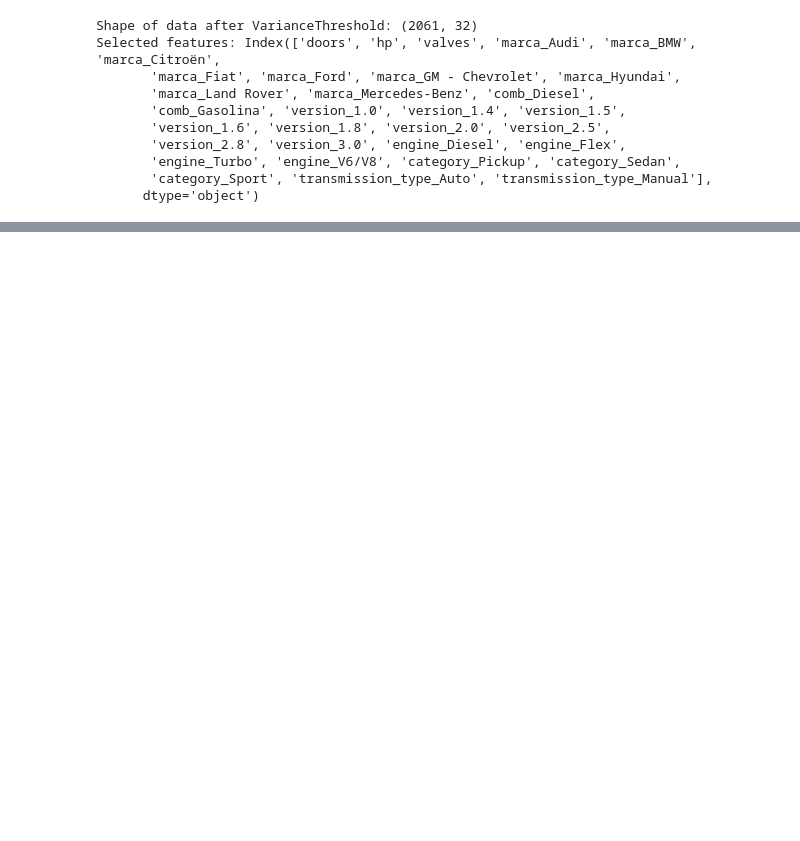
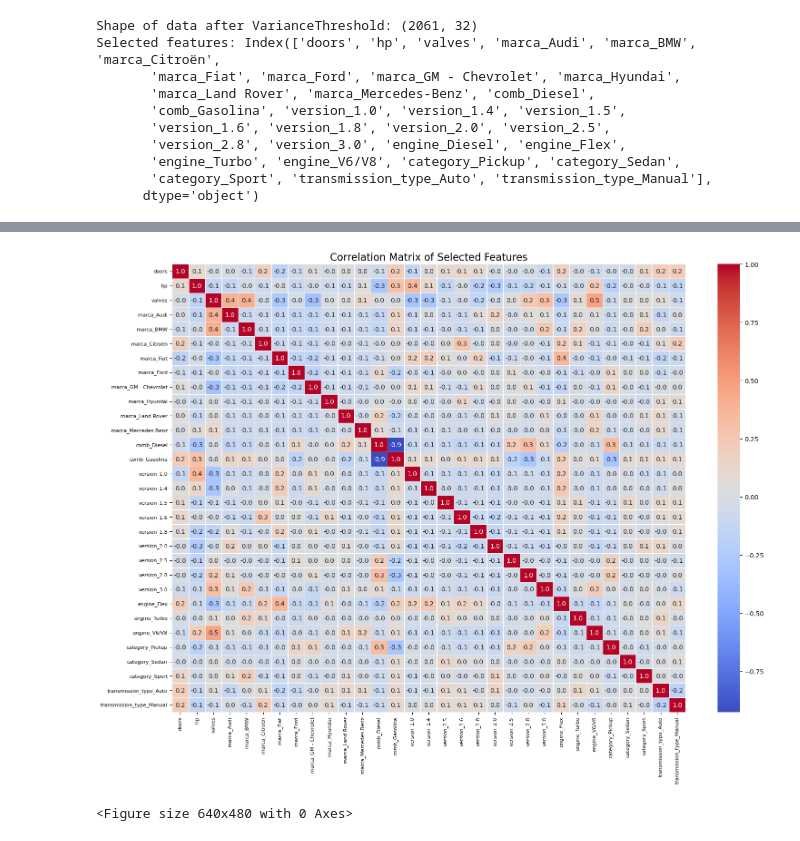
Before and after one commit to pietro-bottega/car_depreciation, a Jupyter notebook: notebooks/data-manipulation.ipynb, the cells around one changed output, grey strips where cells are left out. Drawn from its saved outputs; the diff is of its cells as text; code cells hidden in the pictures; blank space fills up the shorter version.

Commit message:
Analyze feature correlations and apply PCA

```diff
--- a/notebooks/data-manipulation.ipynb
+++ b/notebooks/data-manipulation.ipynb
@@ -592,3 +593,6 @@ Data columns (total 10 columns):
  9   valves             917 non-null    object
 dtypes: object(10)
 memory usage: 177.1+ KB
+# %%
+fipe_features = fipe_features.reset_index().drop(['index'], axis=1)
+fipe_features
@@ -683,7 +710,7 @@ plt.show()
 # Applying Variance Threshold
 from sklearn.feature_selection import VarianceThreshold
 
-selector = VarianceThreshold(threshold=0.025)
+selector = VarianceThreshold(threshold=.025 * (1 - .025))
 X_selected = selector.fit_transform(fipe_features_processed)
 selected_feature_names = fipe_features_processed.columns[selector.get_support()]
 X_selected_df = pd.DataFrame(X_selected, columns=selected_feature_names)
@@ -725,0 +742,20 @@ plt.show()
+# %%
+correlation_matrix = X_selected_df.corr()
+
+plt.figure(figsize=(16, 12))
+sns.heatmap(correlation_matrix,
+            annot=True,
+            cmap='coolwarm',
+            fmt=".1f",
+            linewidths=.5)
+
+plt.title('Correlation Matrix of Selected Features', fontsize=16)
+plt.xticks(rotation=90, fontsize=8)
+plt.yticks(rotation=0, fontsize=8)
+plt.tight_layout() # Adjust layout to prevent labels from overlapping
+plt.show()
+
+plt.savefig('../assets/features_corr_matrix.png')
+# %% [output]
+[figure, added]
+<Figure size 640x480 with 0 Axes>
```
Also changed, not shown: parts of 31 cells of this notebook, 3 other files.
